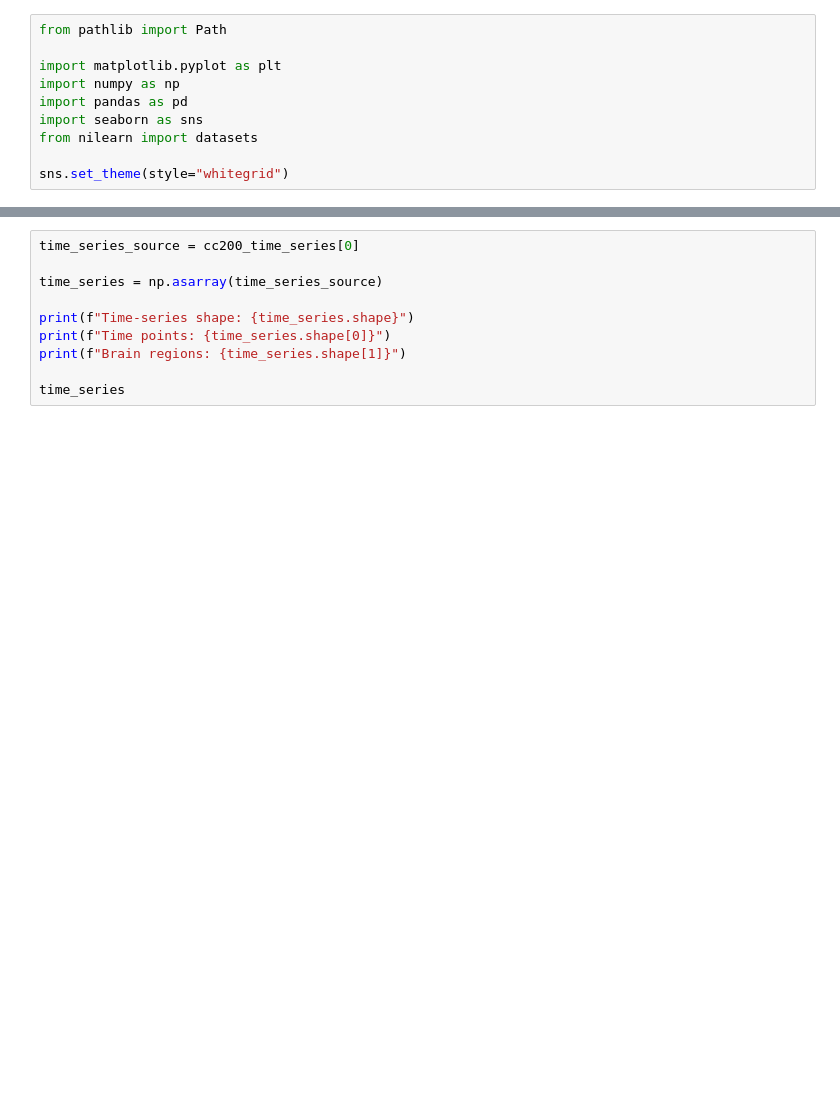
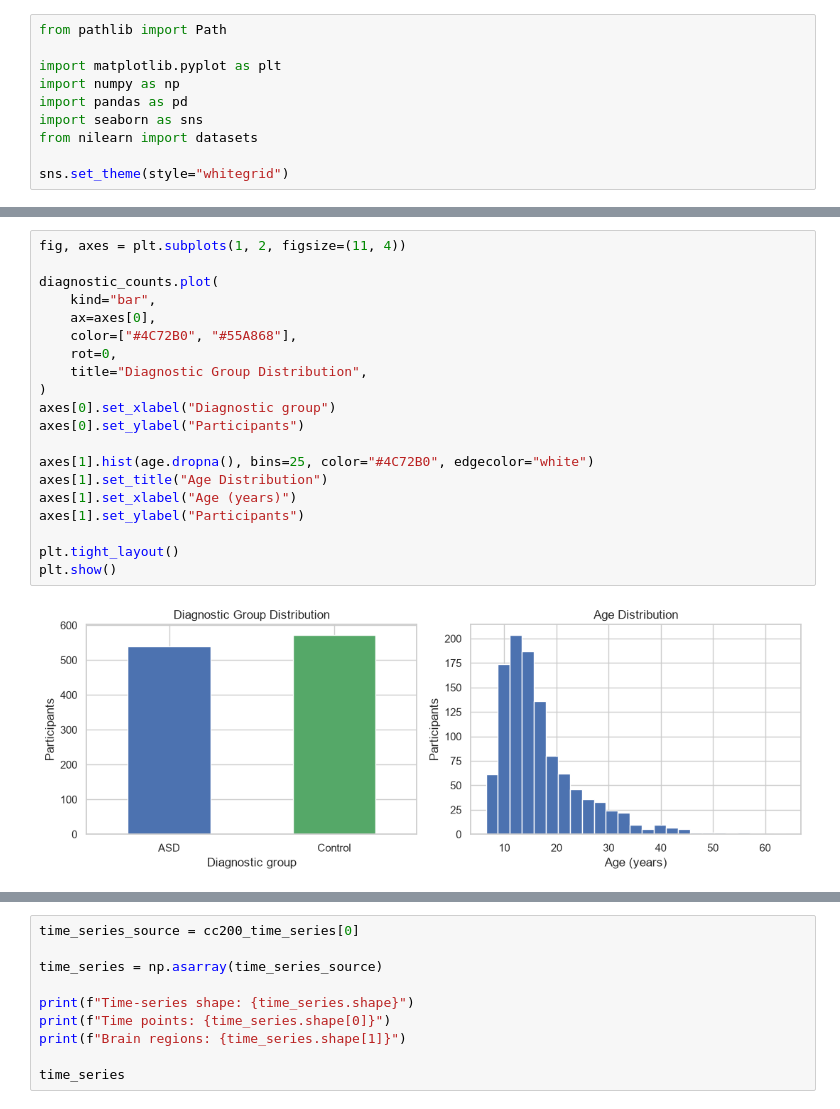
Before and after one commit to RedstPhillip/ABIDE, a Jupyter notebook: data_exploration.ipynb, the cells around one changed output, grey strips where cells are left out. Drawn from its saved outputs; the diff is of its cells as text; blank space fills up the shorter version.

```diff
--- a/data_exploration.ipynb
+++ b/data_exploration.ipynb
@@ -40,2 +112,24 @@ Loaded 1 subjects
+# %%
+fig, axes = plt.subplots(1, 2, figsize=(11, 4))
+
+diagnostic_counts.plot(
+    kind="bar",
+    ax=axes[0],
+    color=["#4C72B0", "#55A868"],
+    rot=0,
+    title="Diagnostic Group Distribution",
+)
+axes[0].set_xlabel("Diagnostic group")
+axes[0].set_ylabel("Participants")
+
+axes[1].hist(age.dropna(), bins=25, color="#4C72B0", edgecolor="white")
+axes[1].set_title("Age Distribution")
+axes[1].set_xlabel("Age (years)")
+axes[1].set_ylabel("Participants")
+
+plt.tight_layout()
+plt.show()
+# %% [output]
+[figure, added]
 # %% [markdown]
 ## Phenotypic Data
```
Also changed, not shown: parts of 10 cells of this notebook.
